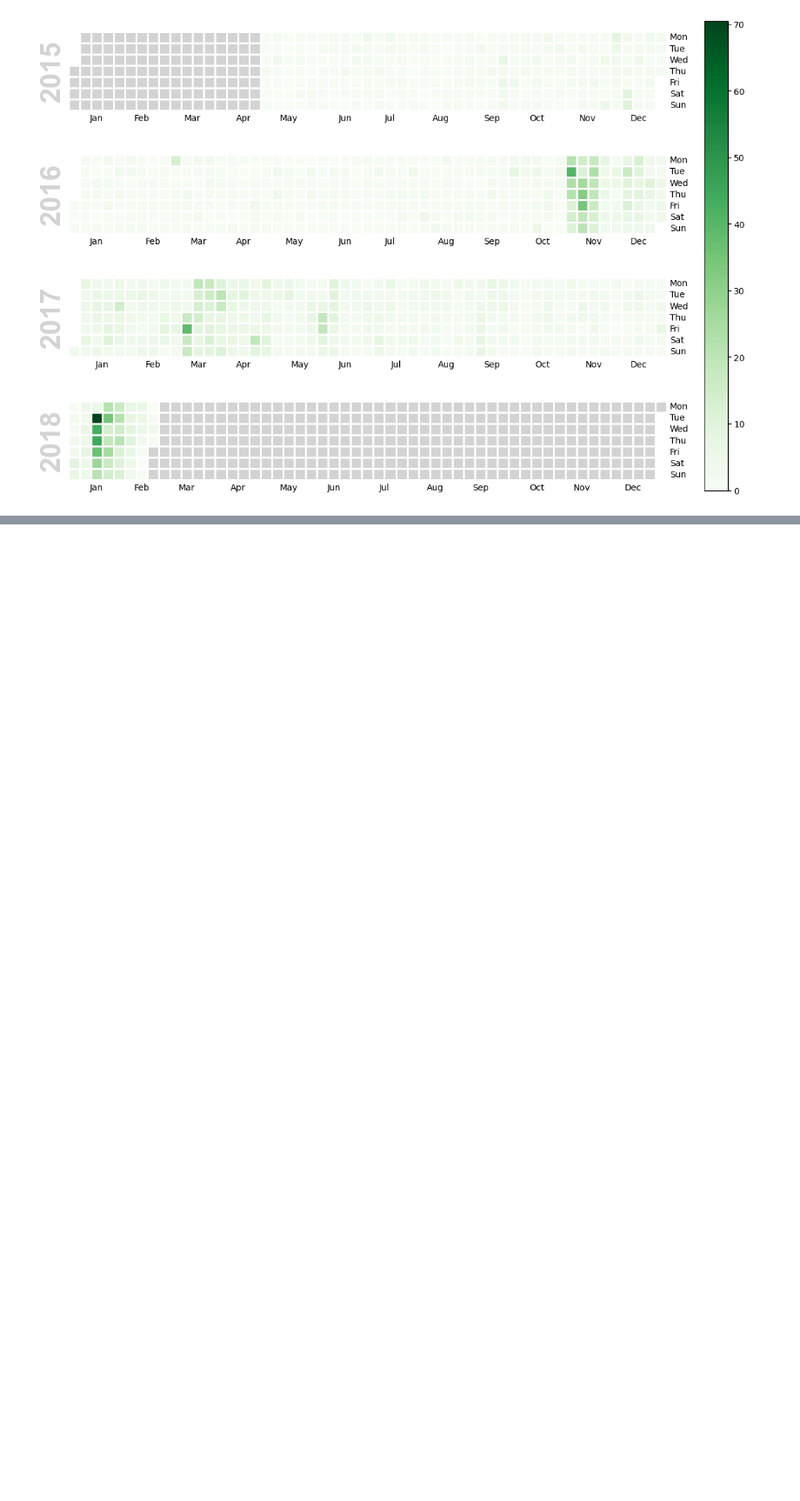
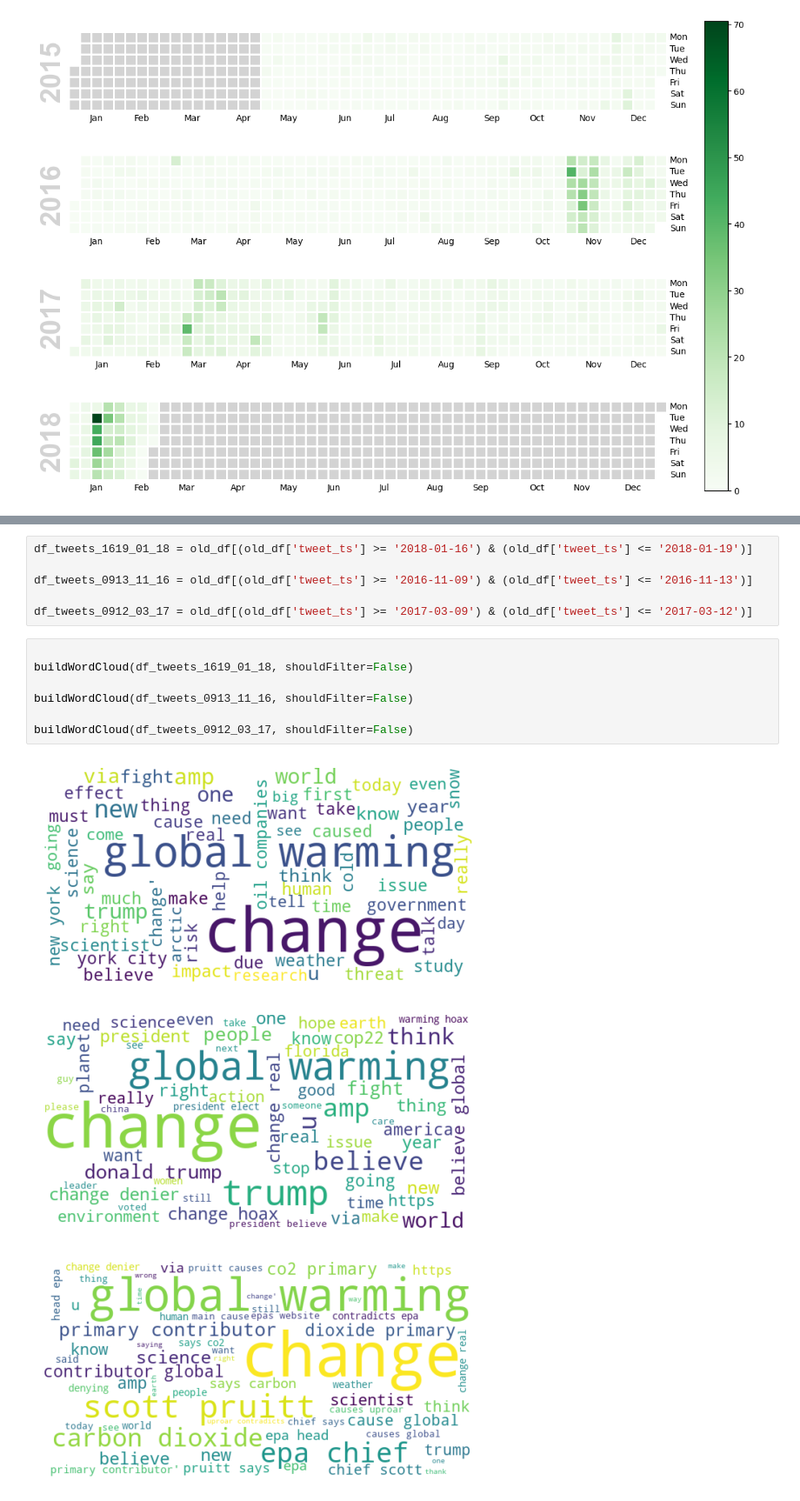
Before and after one commit to yarynakorduba/smt, a Jupyter notebook: twitter_res/visualizations.ipynb, the cells around one changed output, grey strips where cells are left out. Shown at 87% size. Saved outputs shown, nothing was run; the diff lists cells and outputs as text; blank space fills up the shorter version.

```diff
--- a/twitter_res/visualizations.ipynb
+++ b/twitter_res/visualizations.ipynb
@@ -414,0 +510,17 @@ buildWordCloud(df_tweets_30_06_22)
+# %%
+df_tweets_1619_01_18 = old_df[(old_df['tweet_ts'] >= '2018-01-16') & (old_df['tweet_ts'] <= '2018-01-19')]
+
+df_tweets_0913_11_16 = old_df[(old_df['tweet_ts'] >= '2016-11-09') & (old_df['tweet_ts'] <= '2016-11-13')]
+
+df_tweets_0912_03_17 = old_df[(old_df['tweet_ts'] >= '2017-03-09') & (old_df['tweet_ts'] <= '2017-03-12')]
+# %%
+
+buildWordCloud(df_tweets_1619_01_18, shouldFilter=False)
+
+buildWordCloud(df_tweets_0913_11_16, shouldFilter=False)
+
+buildWordCloud(df_tweets_0912_03_17, shouldFilter=False)
+# %% [output]
+[figure, added]
+[figure, added]
+[figure, added]
```
Also changed, not shown: parts of 11 cells of this notebook, 1 other file.
